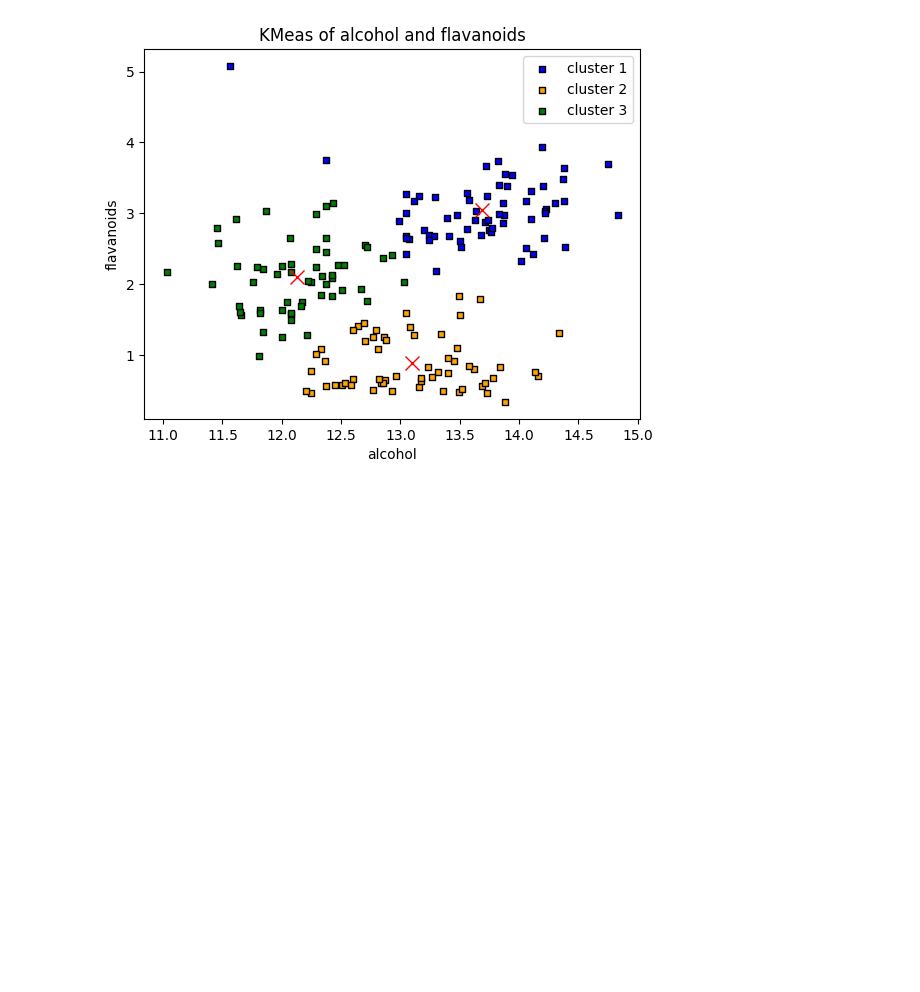
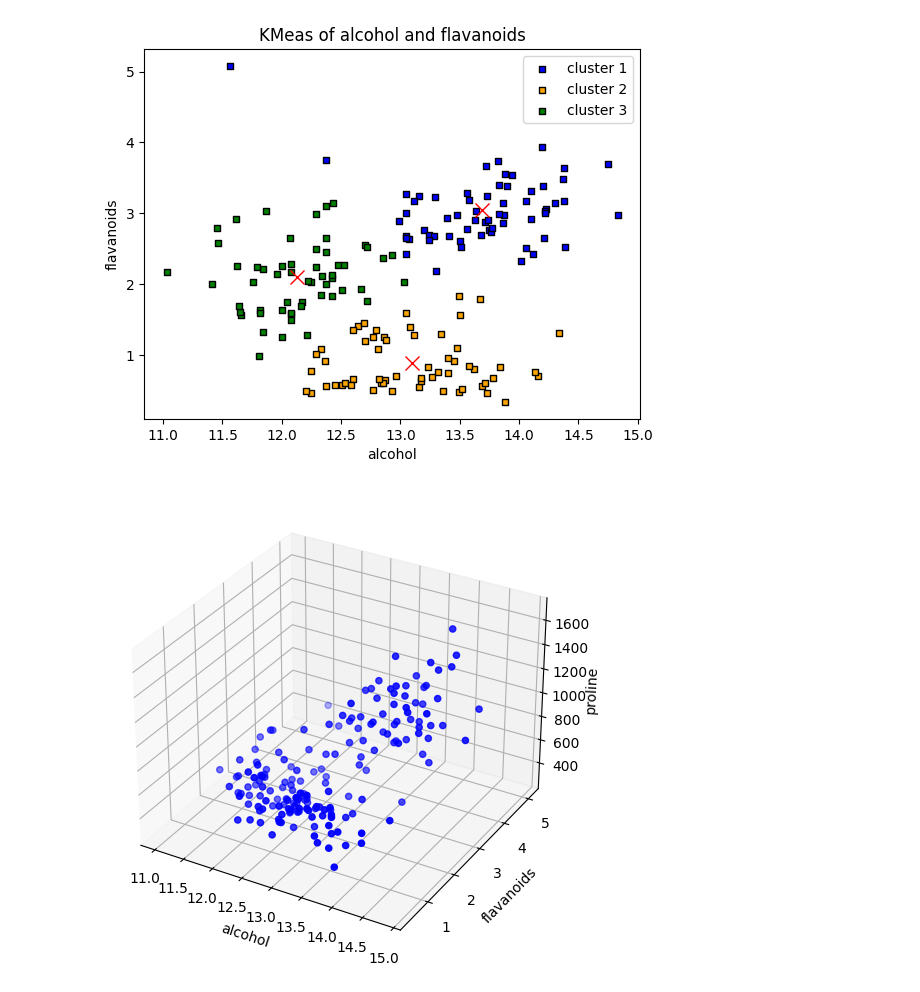
Before and after one commit to ShiShanLiu/DataAnalyst_FromOneDaytoDayOne, a Jupyter notebook: k_means.ipynb, the cells around one changed output. Cells and saved outputs as stored; diff of their text form; code cells hidden in the pictures; blank space fills up the shorter version.

Commit message:
add kmeans 3d plot

```diff
--- a/k_means.ipynb
+++ b/k_means.ipynb
@@ -52,3 +54,23 @@ ax.legend()
 plt.show()
 # %% [output]
 [figure]
+# %%
+# 3D model
+wine = load_wine()
+X = wine.data[:300:, [0,6, -1]] # 取前300個，並且取alcohol , flavanoids, proline
+# %%
+# 看三個變數的分佈
+fig, ax = plt.subplots(figsize = (8,6))
+ax = plt.subplot(projection = "3d")
+
+x = [row[0] for row in X]
+y = [row[1] for row in X]
+z = [row[2] for row in X]
+
+ax.scatter(x, y, z, c='blue', marker='o')
+ax.set_xlabel("alcohol")
+ax.set_ylabel("flavanoids")
+ax.set_zlabel("proline", labelpad=1)
+plt.show()
+# %% [output]
+[figure, added]
```
Also changed, not shown: parts of 4 cells of this notebook.
